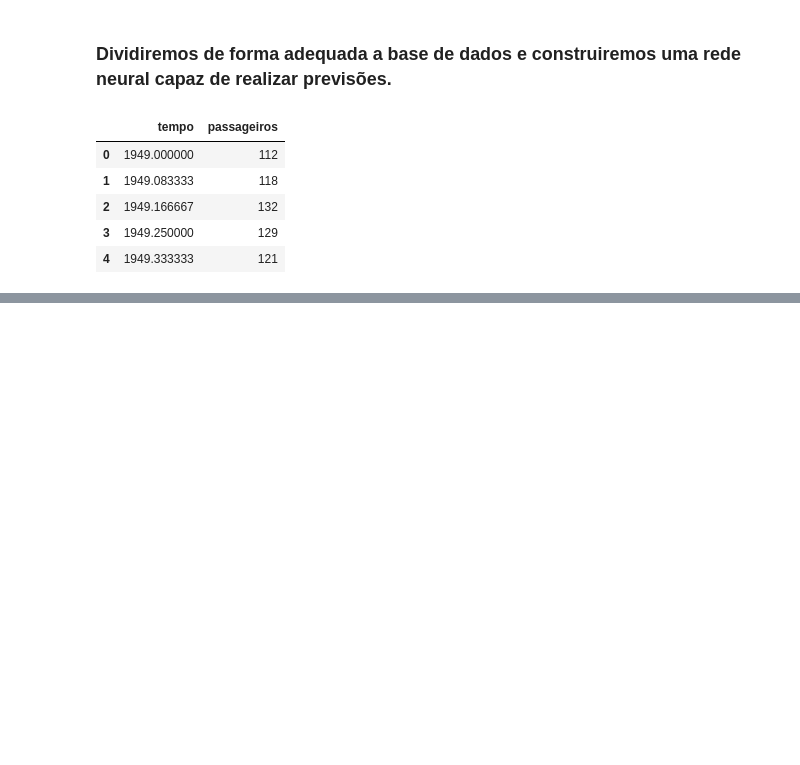
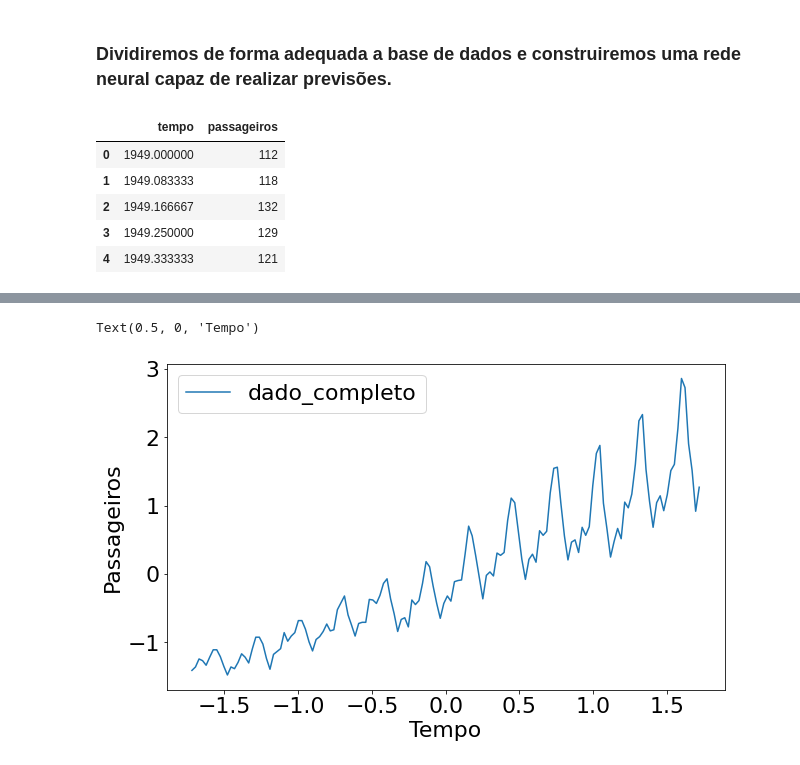
Before and after one commit to Renato-Ribeiroo/Cursos-Python, a Jupyter notebook: Curso Machine Learning Avançada/Deep Learning previsão com Keras/Previsões com Keras.ipynb, the cells around one changed output, grey strips where cells are left out. Drawn from its saved outputs; the diff is of its cells as text; code cells hidden in the pictures; blank space fills up the shorter version.

```diff
--- a/Curso Machine Learning Avançada/Deep Learning previsão com Keras/Previsões com Keras.ipynb
+++ b/Curso Machine Learning Avançada/Deep Learning previsão com Keras/Previsões com Keras.ipynb
@@ -33,0 +57,10 @@ sns.lineplot(x='tempo', y='passageiros', data=passageiros,label='dado_completo')
+# %%
+#adicionando legendas no gráfico
+import matplotlib.pyplot as plt
+
+sns.lineplot(x=x, y=y, data=passageiros,label='dado_completo')
+plt.ylabel('Passageiros')
+plt.xlabel('Tempo')
+# %% [output]
+Text(0.5, 0, 'Tempo')
+[figure, added]
```
Also changed, not shown: parts of 12 cells of this notebook.
